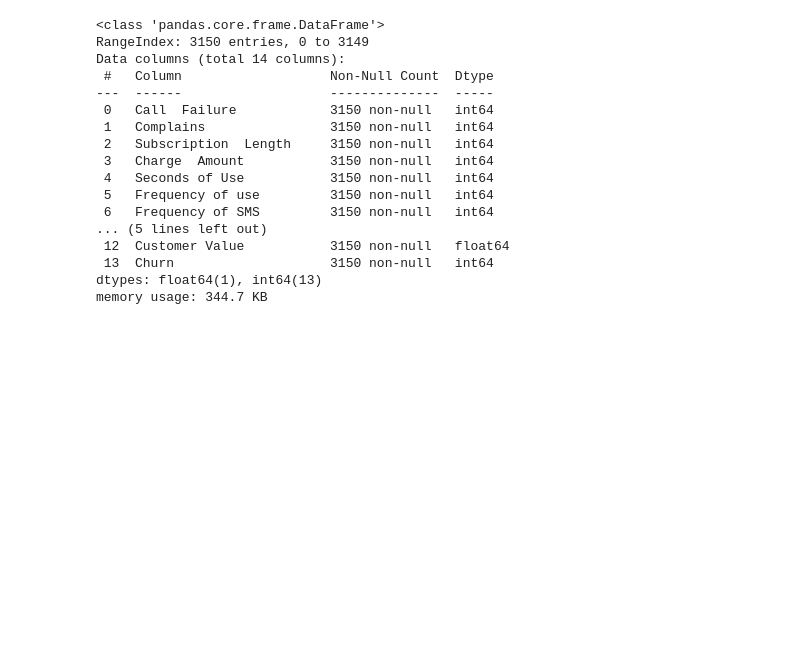
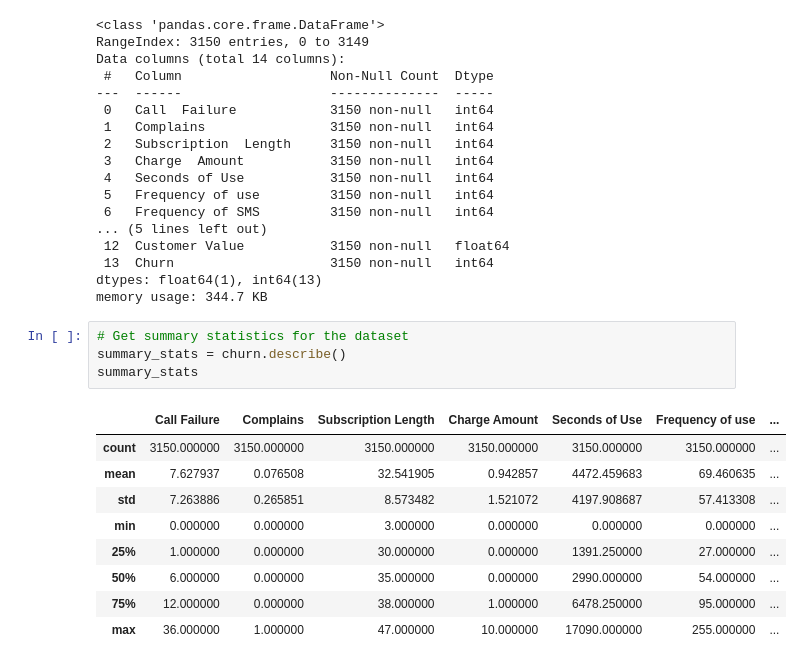
Before and after one commit to Justcolins/IRANIAN-CHURN, a Jupyter notebook: churn.ipynb, the cells around one changed output. Drawn from its saved outputs; the diff is of its cells as text; blank space fills up the shorter version.

```diff
--- a/churn.ipynb
+++ b/churn.ipynb
@@ -77,3 +77,17 @@ Data columns (total 14 columns):
  13  Churn                    3150 non-null   int64
 dtypes: float64(1), int64(13)
 memory usage: 344.7 KB
+# %%
+# Get summary statistics for the dataset
+summary_stats = churn.describe()
+summary_stats
+# %% [output]
+|  | Call Failure | Complains | Subscription Length | Charge Amount | Seconds of Use | Frequency of use | ... |
+| count | 3150.000000 | 3150.000000 | 3150.000000 | 3150.000000 | 3150.000000 | 3150.000000 | ... |
+| mean | 7.627937 | 0.076508 | 32.541905 | 0.942857 | 4472.459683 | 69.460635 | ... |
+| std | 7.263886 | 0.265851 | 8.573482 | 1.521072 | 4197.908687 | 57.413308 | ... |
+| min | 0.000000 | 0.000000 | 3.000000 | 0.000000 | 0.000000 | 0.000000 | ... |
+| 25% | 1.000000 | 0.000000 | 30.000000 | 0.000000 | 1391.250000 | 27.000000 | ... |
+| 50% | 6.000000 | 0.000000 | 35.000000 | 0.000000 | 2990.000000 | 54.000000 | ... |
+| 75% | 12.000000 | 0.000000 | 38.000000 | 1.000000 | 6478.250000 | 95.000000 | ... |
+| max | 36.000000 | 1.000000 | 47.000000 | 10.000000 | 17090.000000 | 255.000000 | ... |
```
Also changed, not shown: parts of 1 cell of this notebook.
